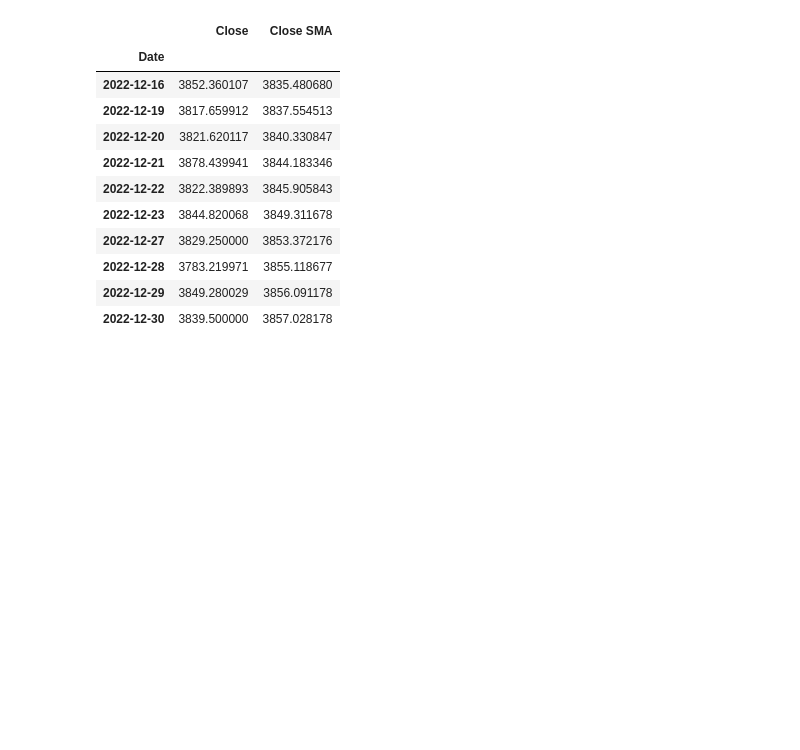
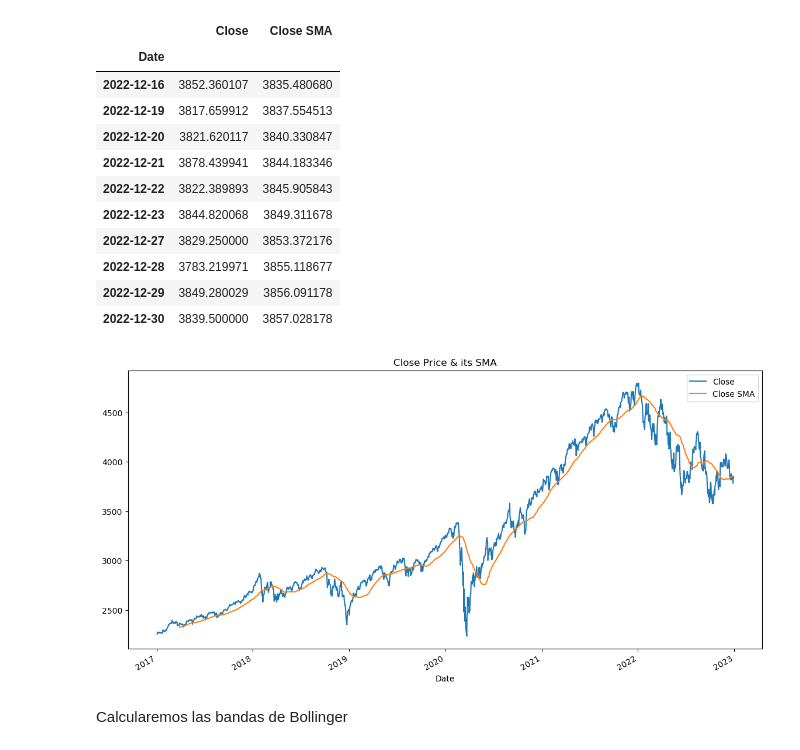
Before and after one commit to DVadeus/Uber, a Jupyter notebook: pandas.ipynb, the cells around one changed output. Cells and saved outputs as stored; diff of their text form; code cells hidden in the pictures; blank space fills up the shorter version.

```diff
--- a/pandas.ipynb
+++ b/pandas.ipynb
@@ -201,3 +201,9 @@ df[['Close', 'Close SMA']].tail(10)
 | 2022-12-28 | 3783.219971 | 3855.118677 |
 | 2022-12-29 | 3849.280029 | 3856.091178 |
 | 2022-12-30 | 3839.500000 | 3857.028178 |
+# %%
+ax = df[['Close', 'Close SMA']].plot(figsize=(14,7), title='Close Price & its SMA')
+# %% [output]
+[figure, added]
+# %% [markdown]
+Calcularemos las bandas de Bollinger
```
Also changed, not shown: parts of 211 cells of this notebook, 2 other files.
